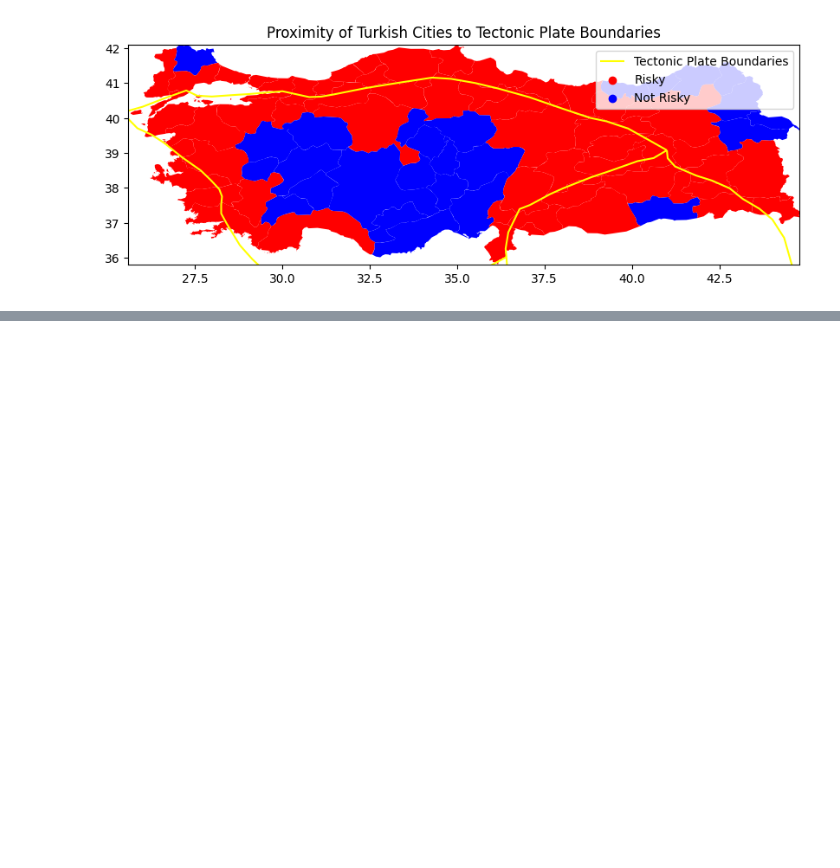
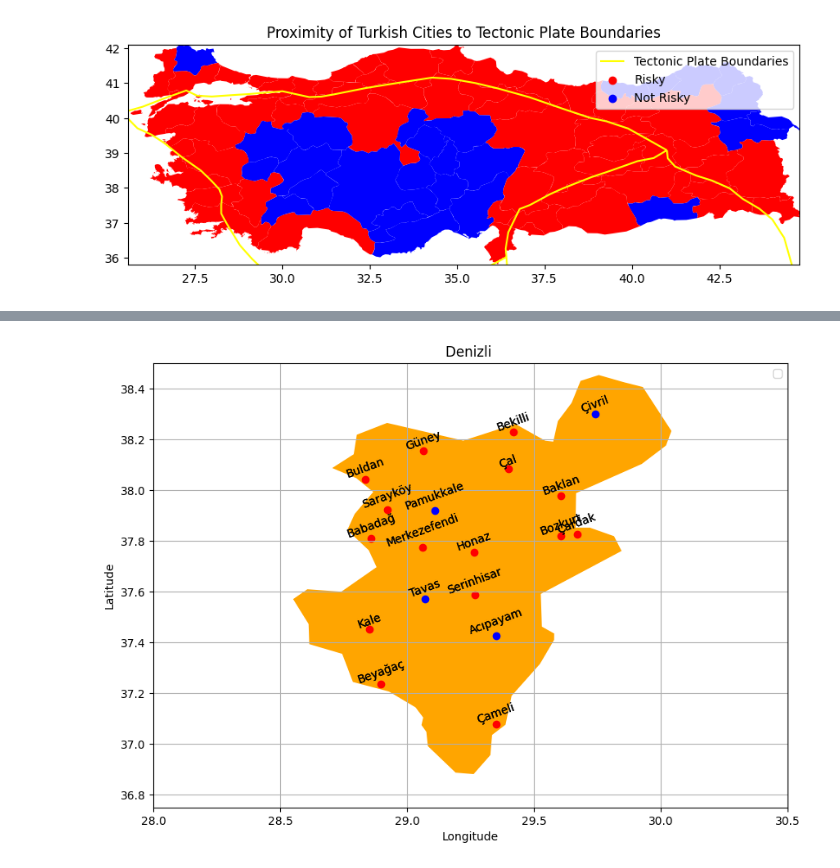
Before and after one commit to yiitdotdev/Earthquake-data-process, a Jupyter notebook: Earthquake.ipynb, the cells around one changed output, grey strips where cells are left out. Cells and saved outputs as stored; diff of their text form; code cells hidden in the pictures; blank space fills up the shorter version.

```diff
--- a/Earthquake.ipynb
+++ b/Earthquake.ipynb
@@ -574,0 +688,94 @@ analyze_and_plot_all_cities(cities_to_analyze, cities_gdf, boundaries_gdf, turke
+# %%
+from pulp import LpProblem, LpVariable, lpSum, LpBinary
+import numpy as np
+
+
+def optimize_facility_location(min_tesis_sayisi,gruplar):
+    # Your existing code goes here...
+
+    # Create the optimization problem
+    model = LpProblem(name="senaryo1", sense=LpMinimize)
+
+    # Decision variables
+    x = {(i, j): LpVariable(cat=LpBinary, name=f"x_{i}_{j}") for i in range(1, n + 1) for j in range(1, n + 1)}
+    z = {i: LpVariable(cat=LpBinary, name=f"z_{i}") for i in range(1, n + 1)}
+
+    # Objective function
+    model += lpSum(mesafe[i - 1][j - 1] * x[i, j] for i in range(1, n + 1) for j in range(1, n + 1)) - \
+             lpSum(nüfus[i - 1] * z[i] for i in range(1, n + 1))
+
+    # Constraints
+    for i in range(1, n + 1):
+        model += lpSum(x[i, j] for j in range(1, n + 1)) <= 1  # Each district can have at most one facility
+
+    for group in gruplar:
+        model += lpSum(z[i] for i in group) >= 1
+
+
+
+    # Minimum facility constraint
+    model += lpSum(z[i] for i in range(1, n + 1)) == min_tesis_sayisi
+
+    # Distance constraint
+    for i in range(1, n + 1):
+        for j in range(1, n + 1):
+            model += mesafe[i - 1][j - 1] * x[i, j] + mesafe[j - 1][i - 1] * x[j, i] <= maksimum_mesafe
+
+
+    # New objective function
+    model += lpSum(mesafe[i - 1][j - 1] * x[i, j] for i in range(1, n + 1) for j in range(1, n + 1)) - \
+             lpSum(nüfus[i - 1] * z[i] for i in range(1, n + 1))
+
+    # Solve the problem
+    model.solve()
+
+    ilceoutputlist = []
+    ilceoutputlist1 = []
+    # Print results
+    print("Objective Value: ", model.objective.value())
+    print("Facilities opened in districts:")
+    print("\nFacilities in district groups:")
+    for g, gruplar in enumerate(gruplar, 1):
+        facilities = [i for i in gruplar if any(z[i].value() == 1 for j in range(1, n + 1))]
+        if facilities:
+            print(f"Grup {g}: {facilities}")
+    for i in range(1, n + 1):
+        if z[i].value() == 1:
+            ilceoutputlist.append(ilceler[i - 1])
+            ilceoutputlist1.append(i-1)
+            print(f"{i}. district : " + ilceler[i - 1])
+
+    # Plotting the map with zoom to Turkey
+    fig, ax = plt.subplots(figsize=(10, 10))
+
+    # Set the bounds to the bounding box of Turkey
+    ax.set_xlim(28,30.5)
+    ax.set_ylim(36.75, 38.5)
+
+    latitudesilce = [location[1] for location in locations]
+    longitudesilce = [location[2] for location in locations]
+    district_names = [location[0] for location in locations]
+
+
+    gpd.GeoSeries([denizli_geometry]).plot(ax=ax, color='Orange', label='Denizli')
+    # Plotting districts in ilceoutputlist in blue
+    for i, name in enumerate(district_names):
+        color = 'blue' if name in ilceoutputlist else 'red'
+        plt.scatter(longitudesilce[i], latitudesilce[i], marker='o', color=color)
+        plt.annotate(name, (longitudesilce[i], latitudesilce[i]), textcoords="offset points", xytext=(0, 1), ha='center',
+                    rotation=20)
+    # Annotate each point with the corresponding district name
+    for i, name in enumerate(district_names):
+        plt.annotate(name, (longitudesilce[i], latitudesilce[i]), textcoords="offset points", xytext=(0,1), ha='center', rotation=20)
+
+    ax.set_title('Denizli ')
+    plt.xlabel('Longitude')
+    plt.ylabel('Latitude')
+    ax.legend()
+    plt.grid(True)
+    plt.show()
+
+
+
+optimize_facility_location(4,gruplar)
+# %% [output]
@@ -574,0 +797 @@ analyze_and_plot_all_cities(cities_to_analyze, cities_gdf, boundaries_gdf, turke
+[figure, added]
```
Also changed, not shown: parts of 8 cells of this notebook.
